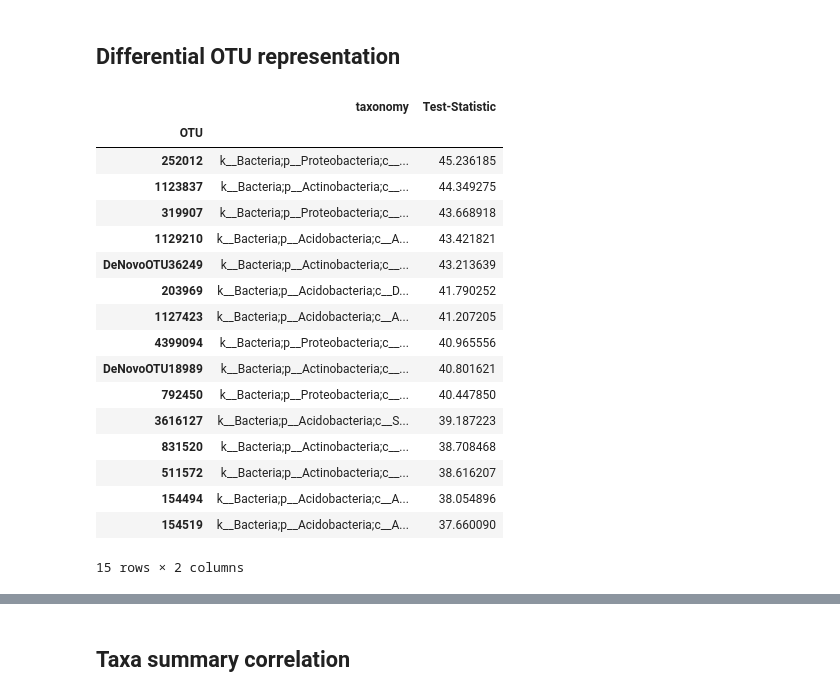
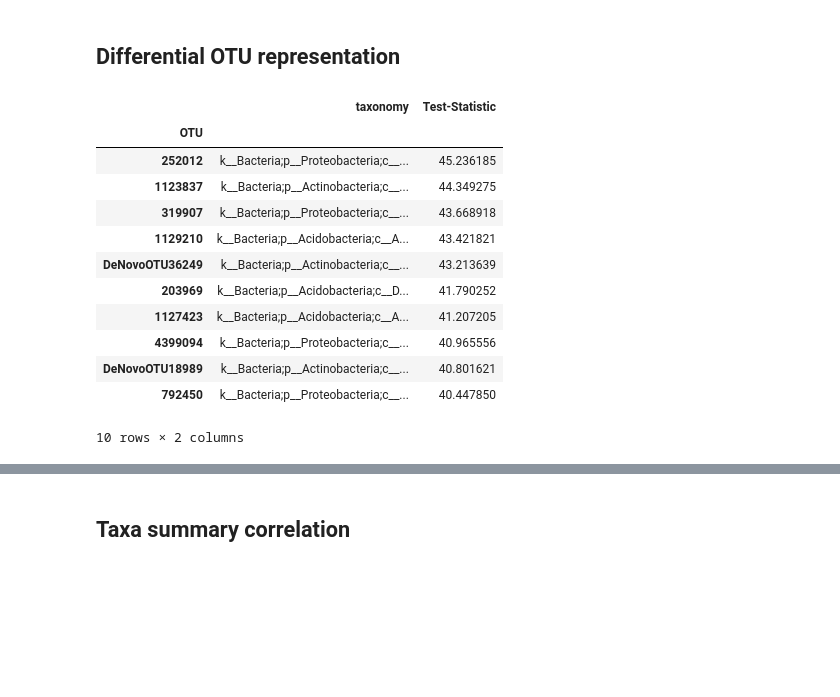
Before and after one commit to caporaso-lab/cloaked-octo-ninja, a Jupyter notebook: analyses.ipynb, the cells around one changed output, grey strips where cells are left out. Drawn from its saved outputs; the diff is of its cells as text; code cells hidden in the pictures; blank space fills up the shorter version.

```diff
--- a/analyses.ipynb
+++ b/analyses.ipynb
@@ -140,23 +140,18 @@ for data_set_id, gs_fp_set in zip(data_set_ids, gs_fp_sets):
         gs_results[id_] = new_df[['taxonomy', 'Test-Statistic']][:n]
 # %%
 pd.set_option('display.width', 5000)
-gs_results[('88-soils', 'ucr')][:15]
+gs_results[('88-soils', 'ucr')][:10]
 # %% [output]
 |  | taxonomy | Test-Statistic |
 | OTU |  |  |
 | 252012 | k__Bacteria;p__Proteobacteria;c__... | 45.236185 |
 | 1123837 | k__Bacteria;p__Actinobacteria;c__... | 44.349275 |
 | 319907 | k__Bacteria;p__Proteobacteria;c__... | 43.668918 |
 | 1129210 | k__Bacteria;p__Acidobacteria;c__A... | 43.421821 |
 | DeNovoOTU36249 | k__Bacteria;p__Actinobacteria;c__... | 43.213639 |
 | 203969 | k__Bacteria;p__Acidobacteria;c__D... | 41.790252 |
 | 1127423 | k__Bacteria;p__Acidobacteria;c__A... | 41.207205 |
 | 4399094 | k__Bacteria;p__Proteobacteria;c__... | 40.965556 |
 | DeNovoOTU18989 | k__Bacteria;p__Actinobacteria;c__... | 40.801621 |
 | 792450 | k__Bacteria;p__Proteobacteria;c__... | 40.447850 |
-| 3616127 | k__Bacteria;p__Acidobacteria;c__S... | 39.187223 |
-| 831520 | k__Bacteria;p__Actinobacteria;c__... | 38.708468 |
-| 511572 | k__Bacteria;p__Actinobacteria;c__... | 38.616207 |
-| 154494 | k__Bacteria;p__Acidobacteria;c__A... | 38.054896 |
-| 154519 | k__Bacteria;p__Acidobacteria;c__A... | 37.660090 |
-15 rows × 2 columns
+10 rows × 2 columns
```
Also changed, not shown: parts of 17 cells of this notebook, 1 other file.
